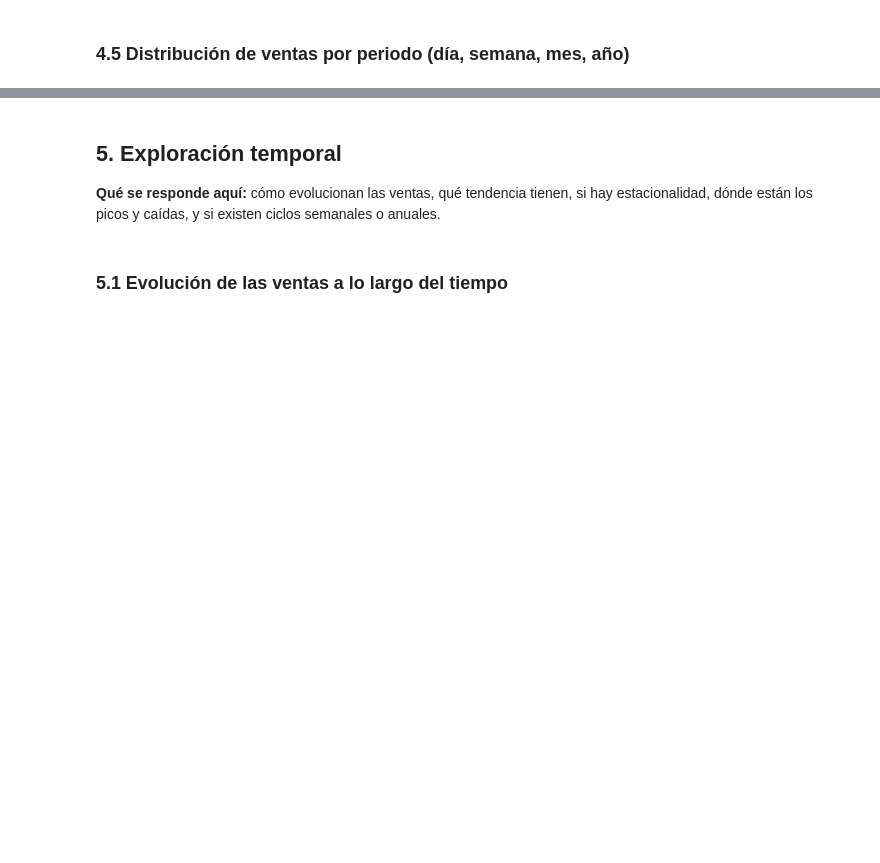
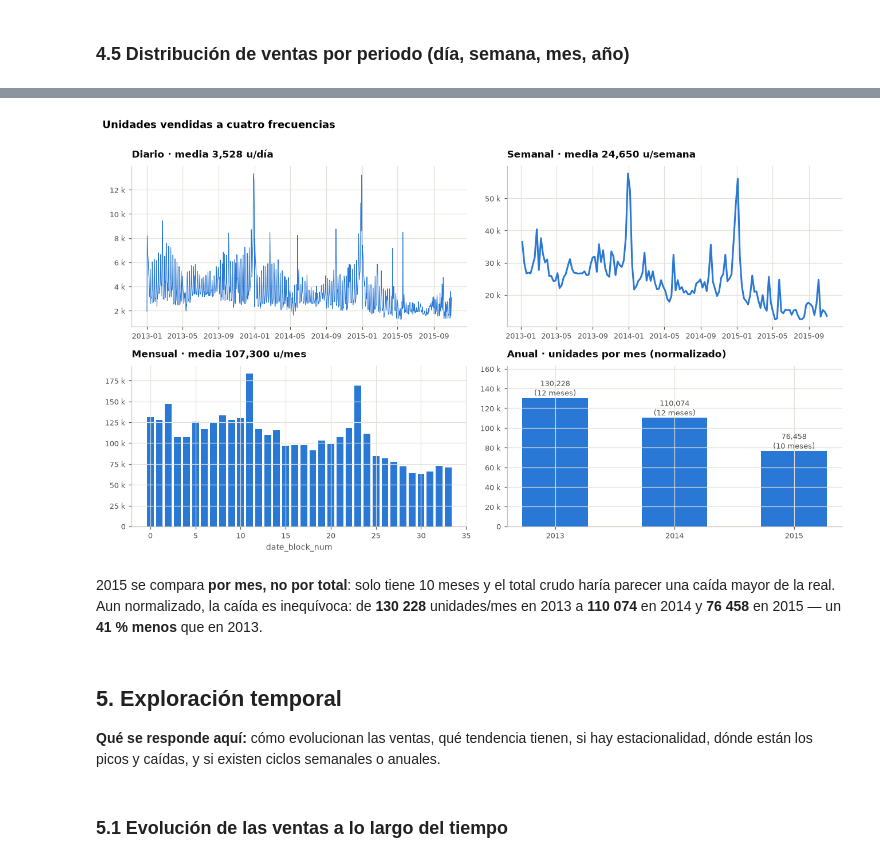
Before and after one commit to dannygarcia-hue/predict_future_sales, a Jupyter notebook: notebooks/01_exploratory_data_analysis.ipynb, the cells around one changed output, grey strips where cells are left out. Cells and saved outputs as stored; diff of their text form; code cells hidden in the pictures; blank space fills up the shorter version.

```diff
--- a/notebooks/01_exploratory_data_analysis.ipynb
+++ b/notebooks/01_exploratory_data_analysis.ipynb
@@ -86,0 +337,6 @@ frecuencia conviene agregar.
+# %%
+sales["date"] = pd.to_datetime(sales["date"], format="%d.%m.%Y")
+assert sales["date"].notna().all(), "Hay fechas que no se pudieron convertir"
+assert str(sales["date"].dtype).startswith("datetime64"), "date no quedo como datetime"
+print("date ->", sales["date"].dtype)
+display(sales.dtypes.to_frame("dtype"))
@@ -150,3 +818,43 @@ El dataset no trae columna de ingresos: se construye como `item_price × item_cn
+# %%
+fig, axes = plt.subplots(2, 2, figsize=(12, 7))
+
+ax = axes[0, 0]
+ax.plot(por_dia.index, por_dia.unidades, color=AZUL, linewidth=0.7)
+ax.set_title(f"Diario · media {por_dia.unidades.mean():,.0f} u/día")
+ax.yaxis.set_major_formatter(FMT)
+
+ax = axes[0, 1]
+sem = sales.groupby(pd.Grouper(key="date", freq="W")).item_cnt_day.sum()
+ax.plot(sem.index, sem.values, color=AZUL)
+ax.set_title(f"Semanal · media {sem.mean():,.0f} u/semana")
+ax.yaxis.set_major_formatter(FMT)
+
+ax = axes[1, 0]
+ax.bar(por_mes.index, por_mes.unidades, color=AZUL, width=0.75)
+ax.set_title(f"Mensual · media {por_mes.unidades.mean():,.0f} u/mes")
+ax.set_xlabel("date_block_num")
+ax.yaxis.set_major_formatter(FMT)
+
+ax = axes[1, 1]
+ax.bar(por_anio.index.astype(str), por_anio.unidades_por_mes, color=AZUL, width=0.55)
+for x, v, m in zip(por_anio.index.astype(str), por_anio.unidades_por_mes, por_anio.meses):
+    ax.annotate(f"{v:,.0f}\n({m} meses)", (x, v), ha="center", va="bottom",
+                fontsize=8.5, color=TINTA2)
+ax.set_title("Anual · unidades por mes (normalizado)")
+ax.set_ylim(0, por_anio.unidades_por_mes.max() * 1.25)
+ax.yaxis.set_major_formatter(FMT)
+
+fig.suptitle("Unidades vendidas a cuatro frecuencias", fontsize=12, fontweight="bold",
+             x=0.009, ha="left", y=1.0)
+fig.tight_layout()
+guarda(fig, "4-5_cuatro_frecuencias")
+plt.show()
+# %% [output]
+[figure, added]
+# %% [markdown]
+2015 se compara **por mes, no por total**: solo tiene 10 meses y el total crudo haría parecer una
+caída mayor de la real. Aun normalizado, la caída es inequívoca: de **130 228** unidades/mes en
+2013 a **110 074** en 2014 y **76 458** en 2015 — un **41 % menos** que en 2013.
 # %% [markdown]
 <a id="5"></a>
 ## 5. Exploración temporal
```
Also changed, not shown: parts of 115 cells of this notebook, 1 other file.
